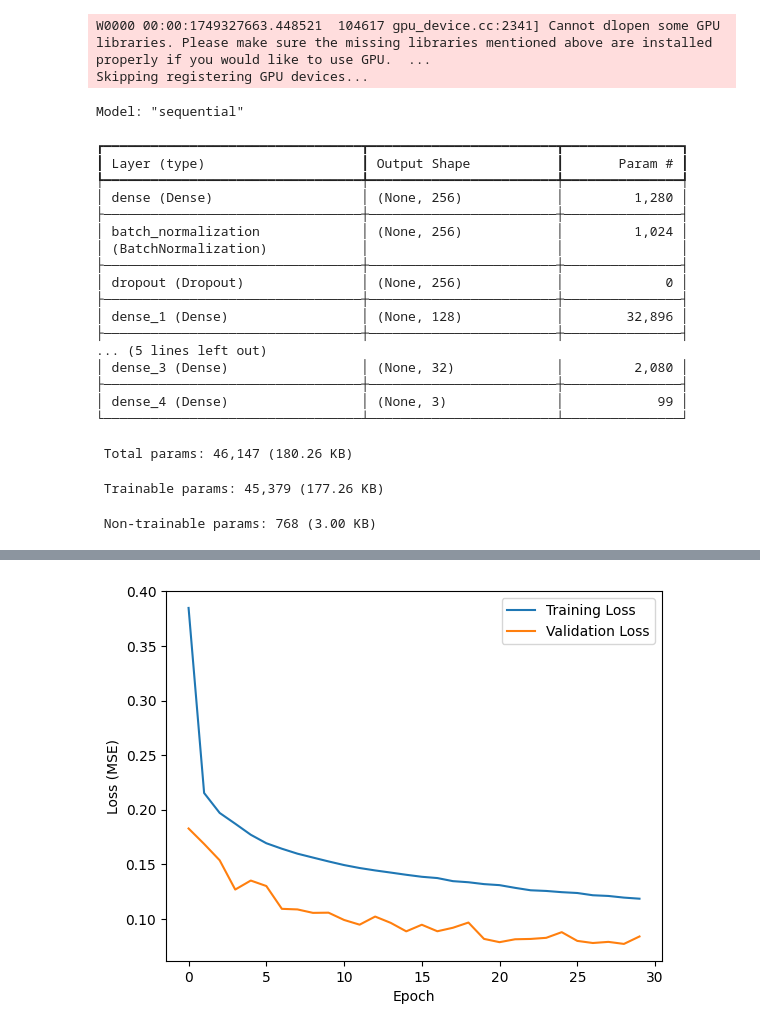
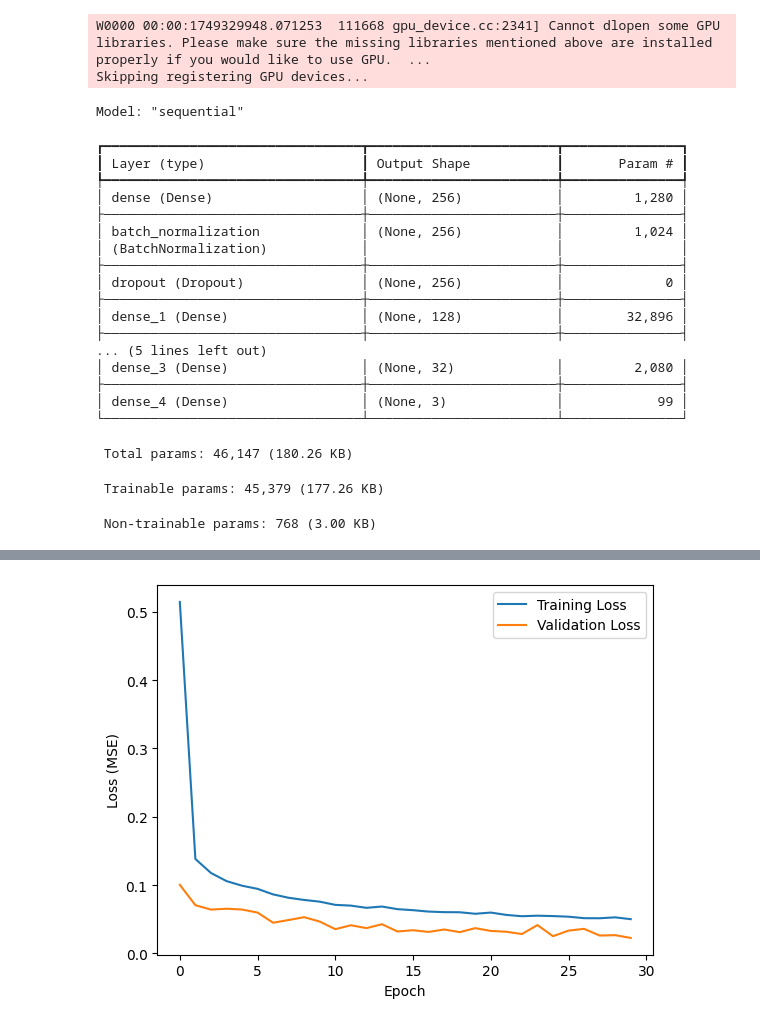
Before and after one commit to Mike-Pits/FEM, a Jupyter notebook: model_2.ipynb, the cells around one changed output, grey strips where cells are left out. Saved outputs shown, nothing was run; the diff lists cells and outputs as text; code cells hidden in the pictures.

Commit message:
metrics updated

```diff
--- a/model_2.ipynb
+++ b/model_2.ipynb
@@ -92,8 +92,8 @@ def build_improved_model(input_shape):
 
     model.compile(
         optimizer=Adam(learning_rate=lr_schedule),
-        loss=['mae', 'mse'],
-        metrics=['accuracy', 'cosine_similarity']  # Added cosine similarity
+        loss='mse',
+        metrics=['accuracy']
     )
     return model
 
@@ -116,7 +116,7 @@ def build_improved_model(input_shape):
 model = build_improved_model(X_train.shape[1])
 model.summary()
 # %% [output]
-W0000 00:00:1749327663.448521  104617 gpu_device.cc:2341] Cannot dlopen some GPU libraries. Please make sure the missing libraries mentioned above are installed properly if you would like to use GPU.  ...
+W0000 00:00:1749329948.071253  111668 gpu_device.cc:2341] Cannot dlopen some GPU libraries. Please make sure the missing libraries mentioned above are installed properly if you would like to use GPU.  ...
 Skipping registering GPU devices...
 Model: "sequential"
 ┏━━━━━━━━━━━━━━━━━━━━━━━━━━━━━━━━━┳━━━━━━━━━━━━━━━━━━━━━━━━┳━━━━━━━━━━━━━━━┓
@@ -143,7 +143,7 @@ Model: "sequential"
 history = model.fit(
     X_train, y_train,
     epochs=30,
-    batch_size=32,
+    batch_size=64,
     validation_split=0.2,
     verbose=1
 )
@@ -176,3 +176,3 @@ Epoch 30/30
-[figure, old version]
+[figure, new version]
 # %%
 # Evaluate on test data
```
Also changed, not shown: parts of 4 cells of this notebook.
